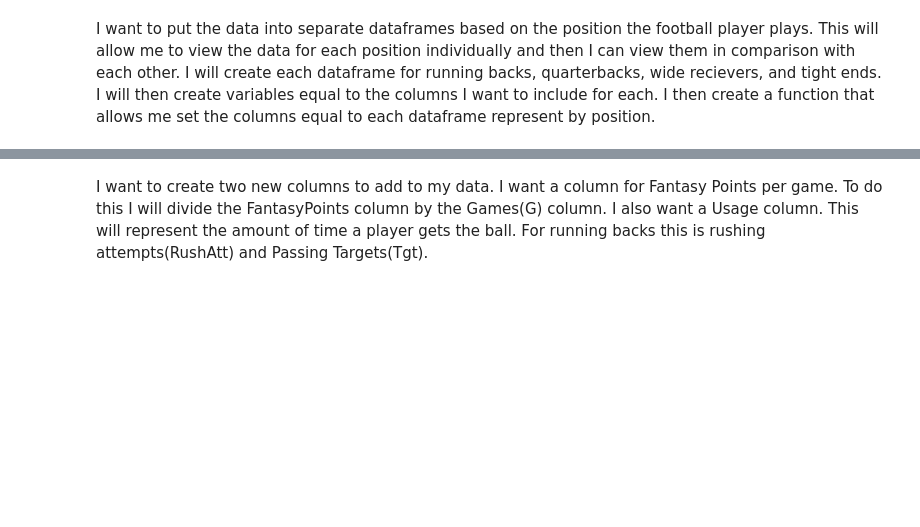
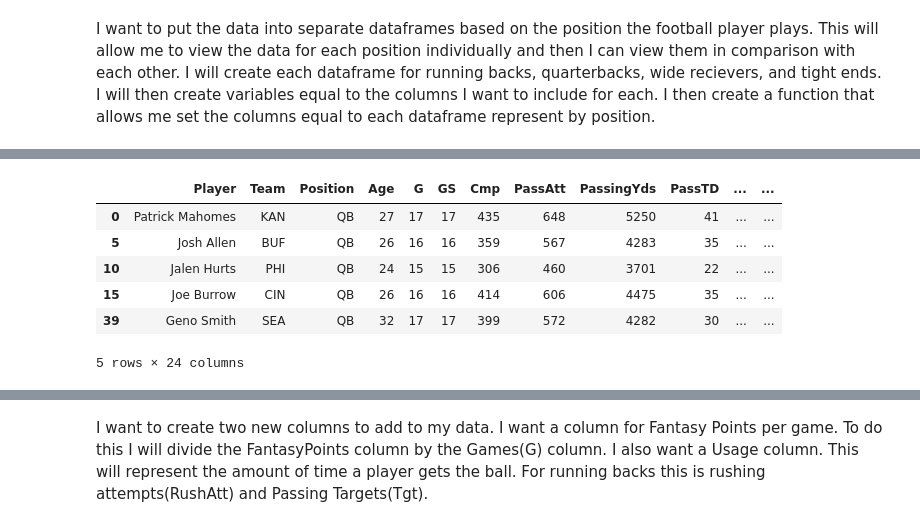
Before and after one commit to nsmith07/fantasyfootballproject, a Jupyter notebook: fantasyfootballanalysisproject.ipynb, the cells around one changed output, grey strips where cells are left out. Cells and saved outputs as stored; diff of their text form; code cells hidden in the pictures; blank space fills up the shorter version.

```diff
--- a/fantasyfootballanalysisproject.ipynb
+++ b/fantasyfootballanalysisproject.ipynb
@@ -99,0 +82,15 @@ print(rb_df.head())
+# %%
+def position_columns(df, new_column):
+    df = df[['Player', 'Position', 'Team', 'G', 'GS','FantasyPoints', 'Age', 'AverageDraftPosition'] + new_column]
+    return df
+
+position_columns(qb_df, passing_column+rushing_column)
+qb_df.head()
+# %% [output]
+|  | Player | Team | Position | Age | G | GS | Cmp | PassAtt | PassingYds | PassTD | ... | ... |
+| 0 | Patrick Mahomes | KAN | QB | 27 | 17 | 17 | 435 | 648 | 5250 | 41 | ... | ... |
+| 5 | Josh Allen | BUF | QB | 26 | 16 | 16 | 359 | 567 | 4283 | 35 | ... | ... |
+| 10 | Jalen Hurts | PHI | QB | 24 | 15 | 15 | 306 | 460 | 3701 | 22 | ... | ... |
+| 15 | Joe Burrow | CIN | QB | 26 | 16 | 16 | 414 | 606 | 4475 | 35 | ... | ... |
+| 39 | Geno Smith | SEA | QB | 32 | 17 | 17 | 399 | 572 | 4282 | 30 | ... | ... |
+5 rows × 24 columns
```
Also changed, not shown: parts of 14 cells of this notebook, 1 other file.
